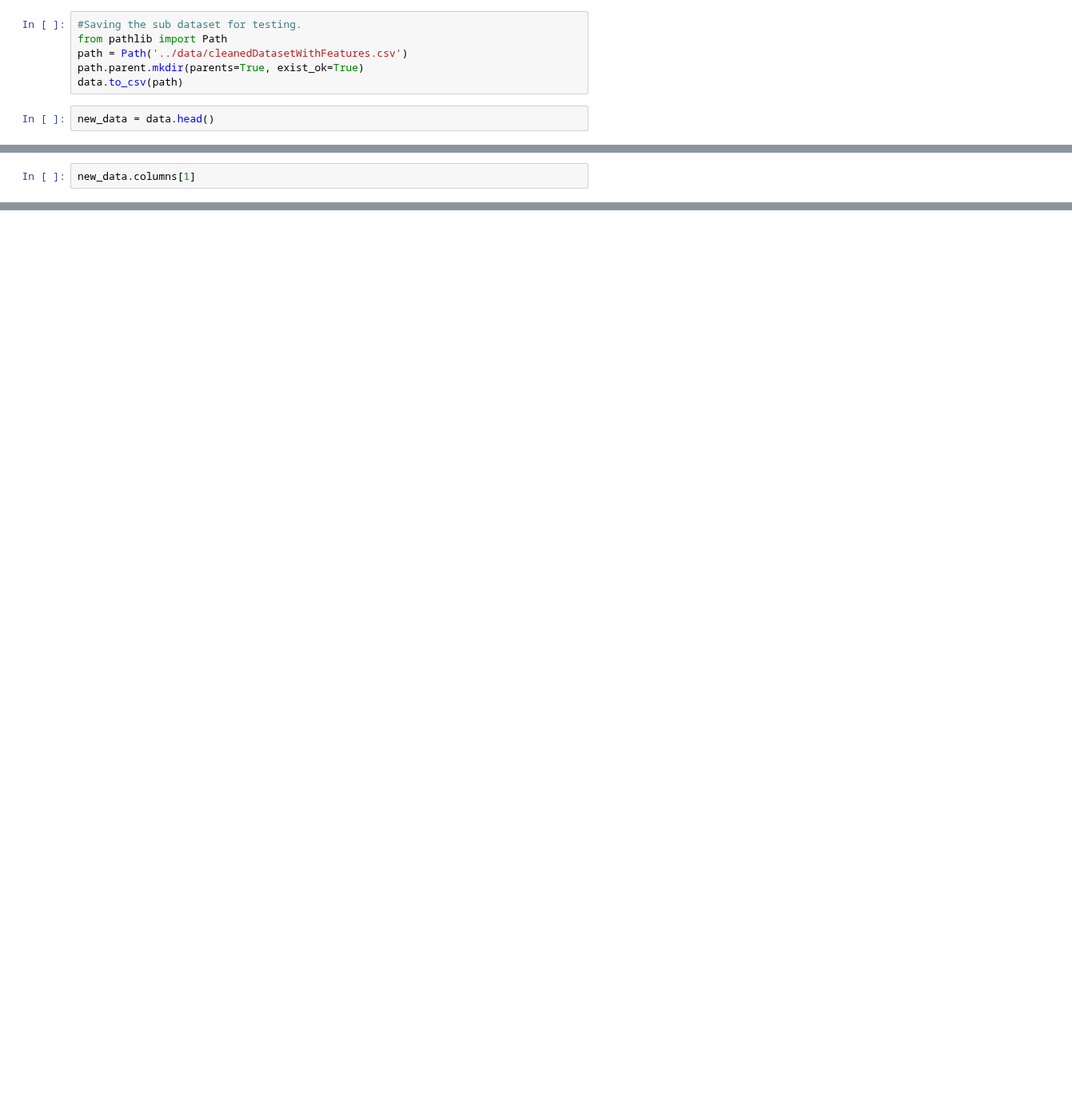
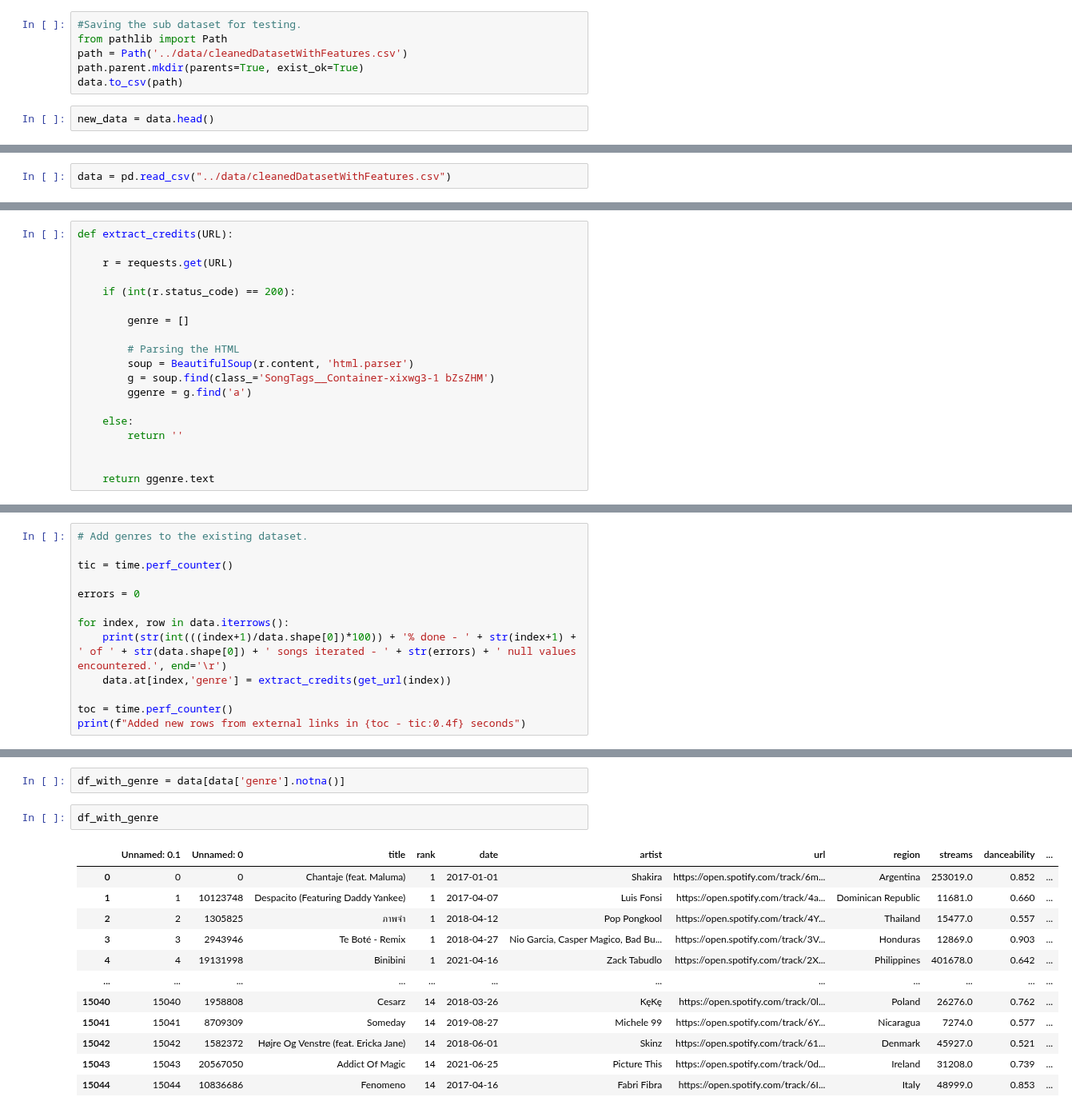
Before and after one commit to HolmQ84/DataScience-ExamProject, a Jupyter notebook: DataScience-SongManagement/JupyterNotebook/Combining song feature to the cleaned dataset(P).ipynb, the cells around one changed output, grey strips where cells are left out. Shown at 80% size. Saved outputs shown, nothing was run; the diff lists cells and outputs as text; blank space fills up the shorter version.

Commit message:
Done with fetching genres, started on genre prediction by model

```diff
--- a/DataScience-SongManagement/JupyterNotebook/Combining song feature to the cleaned dataset(P).ipynb
+++ b/DataScience-SongManagement/JupyterNotebook/Combining song feature to the cleaned dataset(P).ipynb
@@ -224,0 +207,2 @@ new_data.head()
+# %%
+data = pd.read_csv("../data/cleanedDatasetWithFeatures.csv")
@@ -225,2 +253,19 @@ new_data.head()
 # %%
-new_data.columns[1]
+def extract_credits(URL):
+
+    r = requests.get(URL)
+
+    if (int(r.status_code) == 200):
+
+        genre = []
+
+        # Parsing the HTML
+        soup = BeautifulSoup(r.content, 'html.parser')
+        g = soup.find(class_='SongTags__Container-xixwg3-1 bZsZHM')
+        ggenre = g.find('a')
+
+    else:
+        return ''
+
+
+    return ggenre.text
@@ -228,0 +294,13 @@ new_data.columns[1]
+# %%
+# Add genres to the existing dataset.
+
+tic = time.perf_counter()
+
+errors = 0
+
+for index, row in data.iterrows():
+    print(str(int(((index+1)/data.shape[0])*100)) + '% done - ' + str(index+1) + ' of ' + str(data.shape[0]) + ' songs iterated - ' + str(errors) + ' null values encountered.', end='\r')
+    data.at[index,'genre'] = extract_credits(get_url(index))
+
+toc = time.perf_counter()
+print(f"Added new rows from external links in {toc - tic:0.4f} seconds")
@@ -228,0 +315,17 @@ new_data.columns[1]
+# %%
+df_with_genre = data[data['genre'].notna()]
+# %%
+df_with_genre
+# %% [output]
+|  | Unnamed: 0.1 | Unnamed: 0 | title | rank | date | artist | url | region | streams | danceability | ... |
+| 0 | 0 | 0 | Chantaje (feat. Maluma) | 1 | 2017-01-01 | Shakira | https://open.spotify.com/track/6m... | Argentina | 253019.0 | 0.852 | ... |
+| 1 | 1 | 10123748 | Despacito (Featuring Daddy Yankee) | 1 | 2017-04-07 | Luis Fonsi | https://open.spotify.com/track/4a... | Dominican Republic | 11681.0 | 0.660 | ... |
+| 2 | 2 | 1305825 | ภาพจำ | 1 | 2018-04-12 | Pop Pongkool | https://open.spotify.com/track/4Y... | Thailand | 15477.0 | 0.557 | ... |
+| 3 | 3 | 2943946 | Te Boté - Remix | 1 | 2018-04-27 | Nio Garcia, Casper Magico, Bad Bu... | https://open.spotify.com/track/3V... | Honduras | 12869.0 | 0.903 | ... |
+| 4 | 4 | 19131998 | Binibini | 1 | 2021-04-16 | Zack Tabudlo | https://open.spotify.com/track/2X... | Philippines | 401678.0 | 0.642 | ... |
+| ... | ... | ... | ... | ... | ... | ... | ... | ... | ... | ... | ... |
+| 15040 | 15040 | 1958808 | Cesarz | 14 | 2018-03-26 | KęKę | https://open.spotify.com/track/0l... | Poland | 26276.0 | 0.762 | ... |
+| 15041 | 15041 | 8709309 | Someday | 14 | 2019-08-27 | Michele 99 | https://open.spotify.com/track/6Y... | Nicaragua | 7274.0 | 0.577 | ... |
+| 15042 | 15042 | 1582372 | Højre Og Venstre (feat. Ericka Jane) | 14 | 2018-06-01 | Skinz | https://open.spotify.com/track/61... | Denmark | 45927.0 | 0.521 | ... |
+| 15043 | 15043 | 20567050 | Addict Of Magic | 14 | 2021-06-25 | Picture This | https://open.spotify.com/track/0d... | Ireland | 31208.0 | 0.739 | ... |
+| 15044 | 15044 | 10836686 | Fenomeno | 14 | 2017-04-16 | Fabri Fibra | https://open.spotify.com/track/6I... | Italy | 48999.0 | 0.853 | ... |
```
Also changed, not shown: parts of 20 cells of this notebook, 4 other files.
